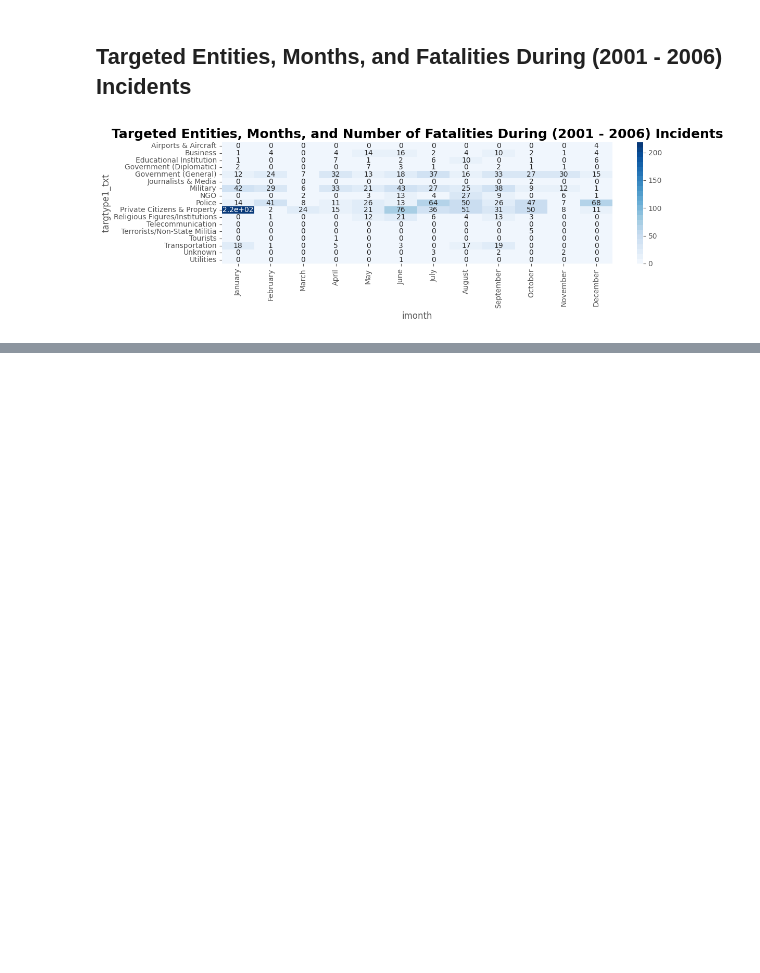
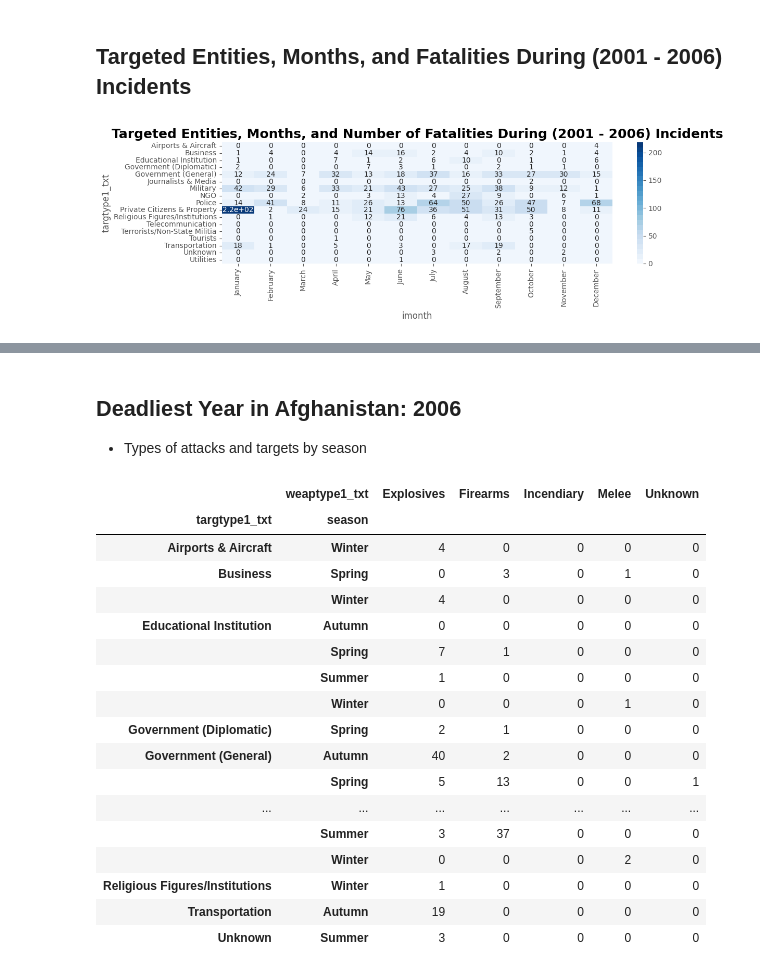
Before and after one commit to OdinProjectI/ODIN, a Jupyter notebook: WarInAfghanistan2001_2006.ipynb, the cells around one changed output, grey strips where cells are left out. Cells and saved outputs as stored; diff of their text form; code cells hidden in the pictures; blank space fills up the shorter version.

```diff
--- a/WarInAfghanistan2001_2006.ipynb
+++ b/WarInAfghanistan2001_2006.ipynb
@@ -292,0 +353,25 @@ plt.tight_layout()
+# %% [markdown]
+## **Deadliest Year in Afghanistan: 2006**
+- Types of attacks and targets by season
+# %%
+salvo_df.query("gname == 'Taliban' ").set_index('event_date')["2006":].groupby(['targtype1_txt','weaptype1_txt','season'])['nkill'].sum().unstack("weaptype1_txt").replace({np.nan:0.0}).astype(int)
+# Escalation in 2006
+# %% [output]
+|  | weaptype1_txt | Explosives | Firearms | Incendiary | Melee | Unknown |
+| targtype1_txt | season |  |  |  |  |  |
+| Airports & Aircraft | Winter | 4 | 0 | 0 | 0 | 0 |
+| Business | Spring | 0 | 3 | 0 | 1 | 0 |
+|  | Winter | 4 | 0 | 0 | 0 | 0 |
+| Educational Institution | Autumn | 0 | 0 | 0 | 0 | 0 |
+|  | Spring | 7 | 1 | 0 | 0 | 0 |
+|  | Summer | 1 | 0 | 0 | 0 | 0 |
+|  | Winter | 0 | 0 | 0 | 1 | 0 |
+| Government (Diplomatic) | Spring | 2 | 1 | 0 | 0 | 0 |
+| Government (General) | Autumn | 40 | 2 | 0 | 0 | 0 |
+|  | Spring | 5 | 13 | 0 | 0 | 1 |
+| ... | ... | ... | ... | ... | ... | ... |
+|  | Summer | 3 | 37 | 0 | 0 | 0 |
+|  | Winter | 0 | 0 | 0 | 2 | 0 |
+| Religious Figures/Institutions | Winter | 1 | 0 | 0 | 0 | 0 |
+| Transportation | Autumn | 19 | 0 | 0 | 0 | 0 |
+| Unknown | Summer | 3 | 0 | 0 | 0 | 0 |
```
Also changed, not shown: parts of 14 cells of this notebook.
